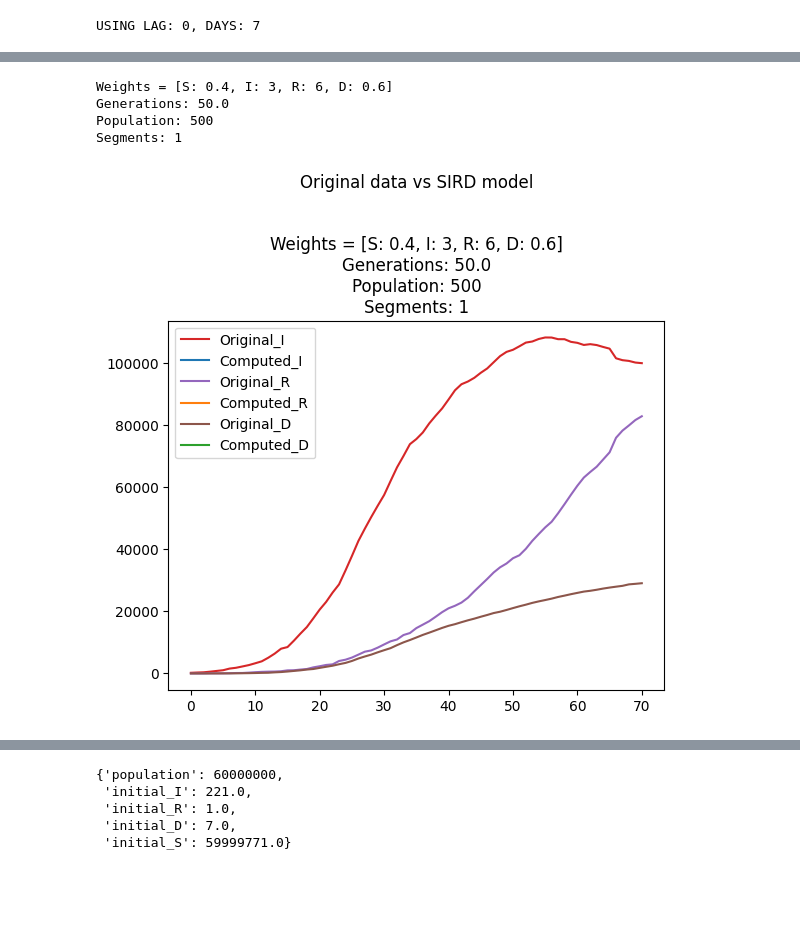
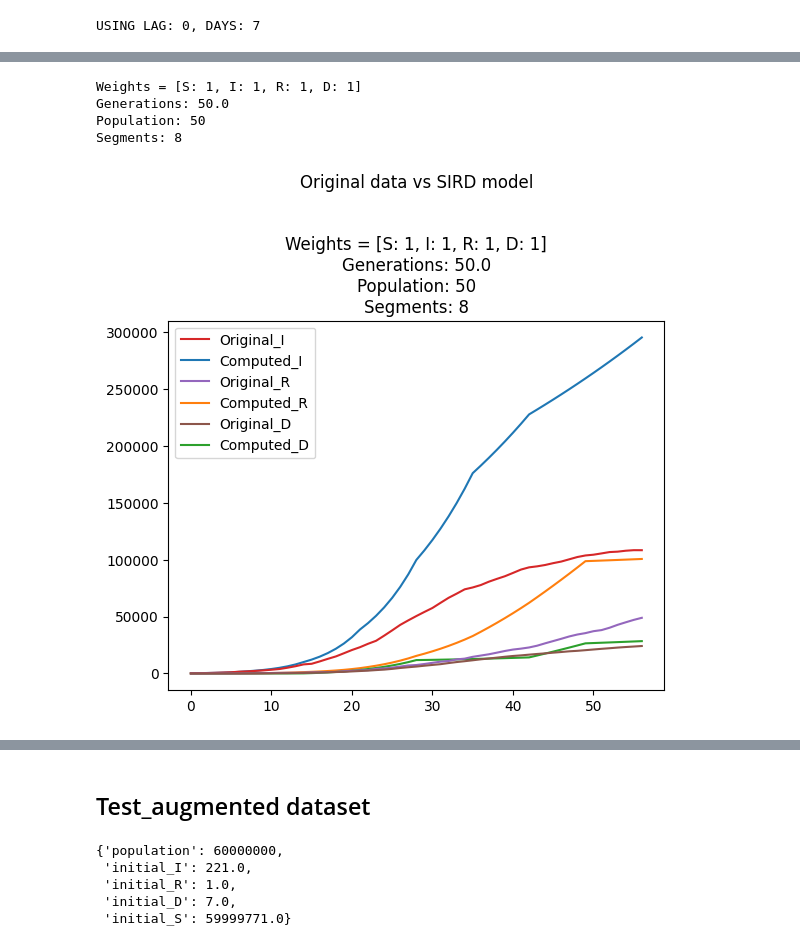
Before and after one commit to Thomas2710/Epidemic-modelling, a Jupyter notebook: epidemic_modelling/sird_playground.ipynb, the cells around one changed output, grey strips where cells are left out. Cells and saved outputs as stored; diff of their text form; code cells hidden in the pictures; blank space fills up the shorter version.

```diff
--- a/epidemic_modelling/sird_playground.ipynb
+++ b/epidemic_modelling/sird_playground.ipynb
@@ -43,8 +101,9 @@ USING LAG: 0, DAYS: 7
 # %%
 def get_params_from_file():
-    NAME = getattr(config, "PRE", getattr(config, "NAME", None))
-    FOLDER = f"../data/solutions/{NAME}.csv"
-    with open(FOLDER) as f:
+    FOLDER = f"../data/solutions/{config.NAME}.csv"
+    file = os.path.join(os.getcwd(), FOLDER)
+    print(file)
+    with open(file) as f:
         res = pd.read_csv(f)
         # convert to single dict with keys = [params]
         res = res.to_dict(orient="records")
@@ -56,0 +119,27 @@ print(pso_params)
+# %%
+'''
+USE_SUSCEPTIBLE = True
+
+# Viz real data
+df = pd.read_csv('../data/raw.csv')
+# Lineplot totale_positivi, dimessi_guariti, deceduti giving iloc
+
+if Experiment_type == ExperimentType.BASELINE:
+    row_interval = slice(LAG,LAG+DAYS+1)
+elif Experiment_type == ExperimentType.TIME_VARYING:
+    row_interval = slice(LAG,(DAYS*SEGMENTS)+LAG+1)
+else:
+    raise ValueError("Invalid Experiment Type")
+original_df = df.iloc[row_interval, 1:4]
+# Rename columns
+original_df.columns = ['Original_I', 'Original_R', 'Original_D']
+display(original_df)
+original_df.plot(title="Original Data")
+
+if USE_SUSCEPTIBLE:
+    # Show only susceptible
+    original_only_sus_df = df.iloc[row_interval, 4:5]
+    original_only_sus_df.columns = ['Original_S']
+    display(original_only_sus_df)
+    original_only_sus_df.plot(title="Original Data - Only Susceptible")
+'''
@@ -64,7 +157,7 @@ df = pd.read_csv('../data/daily_processed.csv')
 if Experiment_type == ExperimentType.BASELINE:
     row_interval = slice(LAG,LAG+DAYS+1)
 elif Experiment_type == ExperimentType.TIME_VARYING:
-    row_interval = slice(LAG,(DAYS*config.SEGMENTS)+LAG+1)
+    row_interval = slice(LAG,(DAYS*SEGMENTS)+LAG+1)
 else:
     row_interval = slice(LAG,(DAYS*config.SEGMENTS)+LAG+1)
 original_df = df.iloc[row_interval, 1:4]
@@ -73,6 +166,8 @@ original_df.columns = ['Original_I', 'Original_R', 'Original_D']
 display(original_df)
 original_df.plot(title="Original Data")
 
+
+
 if USE_SUSCEPTIBLE:
     # Show only susceptible
     original_only_sus_df = df.iloc[row_interval, 4:5]
@@ -159,29 +308,30 @@ elif Experiment_type == ExperimentType.TIME_VARYING:
 # %%
 # Compare the original data with the computed sird values
 # Change the order of legend items so that i have Original_I, Computed_I, Original_R, Computed_R, Original_D, Computed_D
 
 # params contains an array of dict contianing beta, gamma, delta
 # i want to put them in the title using markdown syntax
 params_len = len(pso_params)
-segments = config.SEGMENTS if Experiment_type == ExperimentType.TIME_VARYING else 1
 # Get all params from the dict given a key. E.g. get_pk(params, 'beta') -> [0.1, 0.2, 0.3]
 get_pk = lambda k: [round(p[k],3) for p in pso_params]
-params_title = f"\nWeights = [S: {config.weight_S}, I: {config.weight_I}, R: {config.weight_R}, D: {config.weight_D}]\nGenerations: {config.MAX_GENERATIONS}\nPopulation: {config.POPULATION_SIZE}\nSegments: {segments}"#\n\nBetas: {get_pk('beta')}\nGammas: {get_pk('gamma')}\nDeltas: {get_pk('delta')}\n"
+params_title = f"\nWeights = [S: {config.weight_S}, I: {config.weight_I}, R: {config.weight_R}, D: {config.weight_D}]\nGenerations: {config.MAX_GENERATIONS}\nPopulation: {config.POPULATION_SIZE}\nSegments: {SEGMENTS}"#\n\nBetas: {get_pk('beta')}\nGammas: {get_pk('gamma')}\nDeltas: {get_pk('delta')}\n"
 print(params_title)
 original_df.plot(ax=model_df.plot(), title=f'Original data vs SIRD model\n\n{params_title}')
 # 0 3 1 5 2 5
 handles, labels = plt.gca().get_legend_handles_labels()
 order = [3, 0, 4, 1, 5, 2]
 plt.legend([handles[idx] for idx in order], [labels[idx] for idx in order])
+plt.savefig(os.path.join(plot_inner_folder_path,'_cr'+str(config.cognitive_rate)+'_sr'+str(config.social_rate)+'_neigh'+str(config.neighborhood)+'_i'+str(config.inertia)+'.png'))
 
 if USE_SUSCEPTIBLE:
     original_only_sus_df.plot(ax=model_only_sus_df.plot(), title=f'Original data vs SIRD model - Only Susceptible\n\n{params_title}')
     handles, labels = plt.gca().get_legend_handles_labels()
     order = [1, 0]
     plt.legend([handles[idx] for idx in order], [labels[idx] for idx in order])
+    plt.savefig(os.path.join(plot_inner_folder_path,'_cr'+str(config.cognitive_rate)+'_sr'+str(config.social_rate)+'_i'+str(config.inertia)+'susc.png'))
 # %% [output]
-Weights = [S: 0.4, I: 3, R: 6, D: 0.6]
+Weights = [S: 1, I: 1, R: 1, D: 1]
 Generations: 50.0
-Population: 500
-Segments: 1
+Population: 50
+Segments: 8
-[figure, old version]
+[figure, new version]
@@ -189,3 +339,5 @@ Segments: 1
+# %% [markdown]
+## Test_augmented dataset
 # %%
 # Test augmented dataset
 df_augmented = pd.read_csv("../data/augmented.csv")
```
Also changed, not shown: parts of 13 cells of this notebook, 3 other files.
